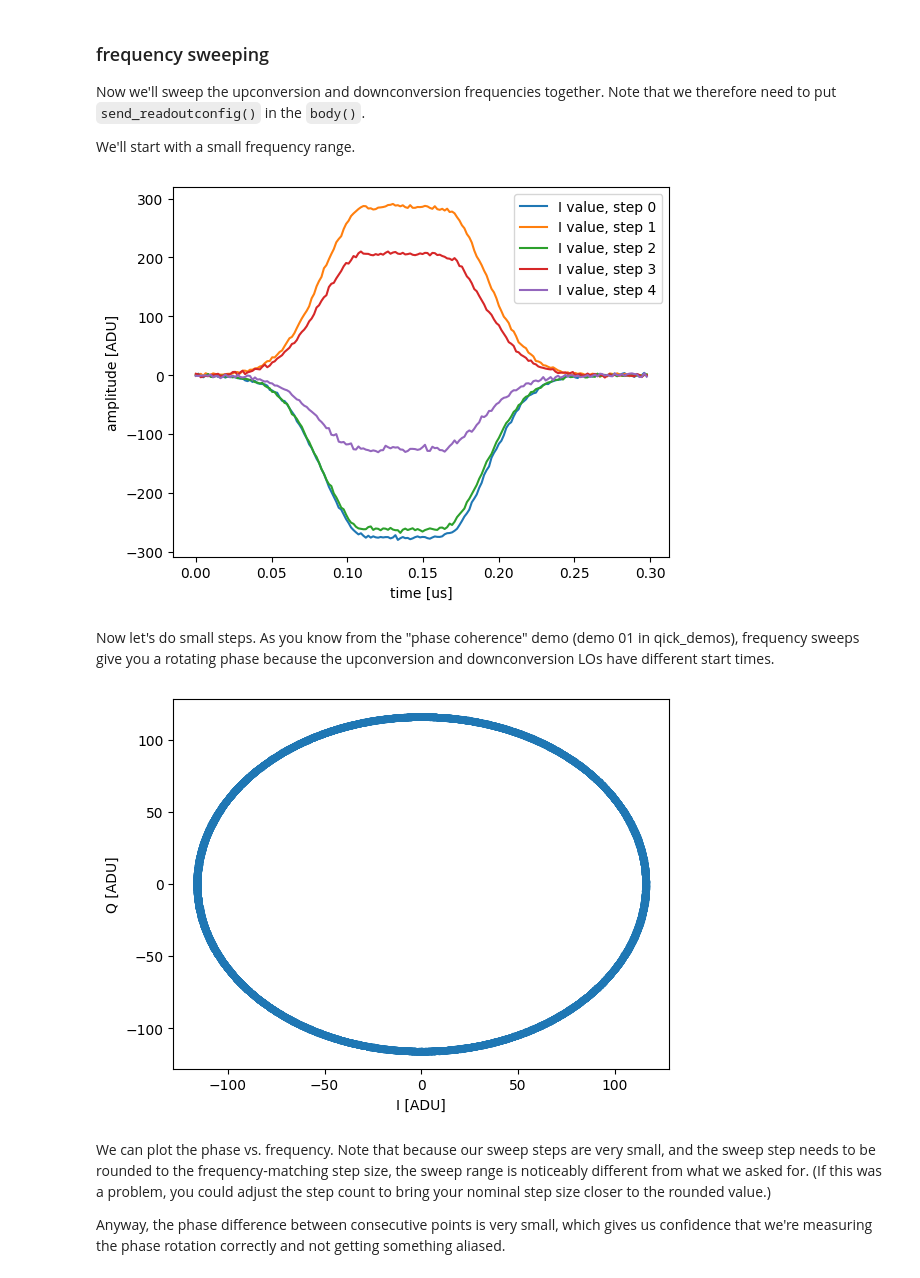
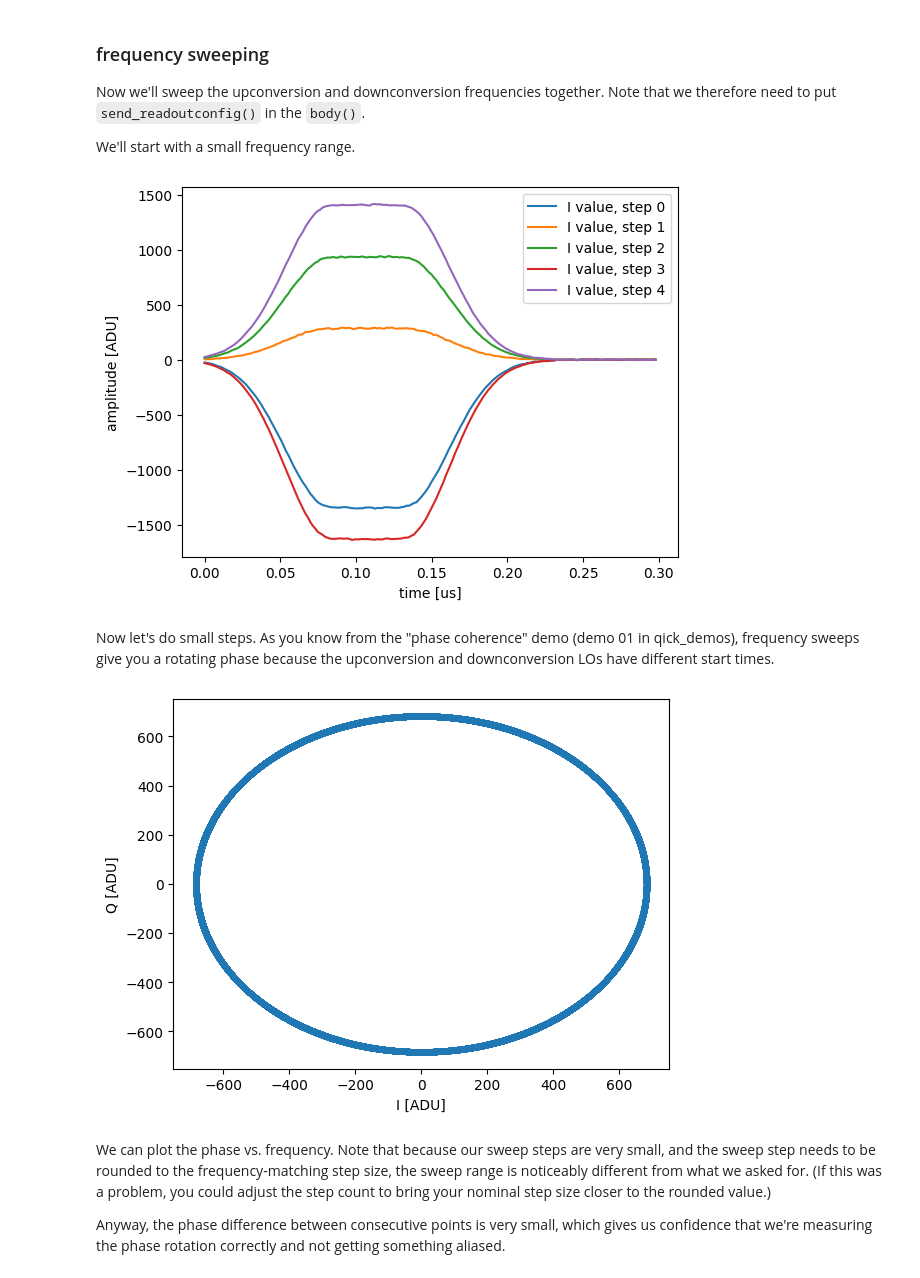
Before and after one commit to meeg/qick_demos_sho, a Jupyter notebook: tprocv2/01_gens-and-readouts.ipynb, the cells around one changed output. Saved outputs shown, nothing was run; the diff lists cells and outputs as text; code cells hidden in the pictures.

```diff
--- a/tprocv2/01_gens-and-readouts.ipynb
+++ b/tprocv2/01_gens-and-readouts.ipynb
@@ -183,7 +272,7 @@ class SimpleSweepProgram(AveragerProgramV2):
 # %%
 # do a sweep with 5 points and plot decimated
 config = {'steps': 5,
-          'gen_ch': 4,
+          'gen_ch': 2,
           'ro_ch': 0,
           'freq': 500,
           'mixer_freq': 1500,
@@ -270,8 +359,8 @@ class SimpleSweepProgram2(AveragerProgramV2):
 config = {'steps': 5,
           'gen_ch': 0,
           'ro_ch': 1,
-          'freq': 5200,
-          'nqz': 2,
+          'freq': 1500,
+          'nqz': 1,
           'trig_time': 0.35,
           'ro_len': 0.3,
           'flat_len': 0.05,
@@ -282,13 +371,13 @@ config = {'steps': 5,
 
 prog = SimpleSweepProgram2(soccfg, reps=1, final_delay=0.5, cfg=config)
 
-iq_list = prog.acquire_decimated(soc, soft_avgs=10)
+iq_list = prog.acquire_decimated(soc, soft_avgs=1)
 t = prog.get_time_axis(ro_index=0)
 
 for ii, iq in enumerate(iq_list[0]):
     plt.plot(t, iq[:,0], label="I value, step %d"%(ii))
-    # plt.plot(iq[:,1], label="Q value, step %d"%(ii))
-    # plt.plot(np.abs(iq.dot([1,1j])), label="mag, step %d"%(ii))
+    # plt.plot(t, iq[:,1], label="Q value, step %d"%(ii))
+    # plt.plot(t, np.abs(iq.dot([1,1j])), label="mag, step %d"%(ii))
 plt.legend()
 plt.ylabel("amplitude [ADU]")
 plt.xlabel("time [us]");
@@ -300,9 +389,9 @@ Now we'll sweep the upconversion and downconversion frequencies together. Note t
 
 We'll start with a small frequency range.
 # %%
-START_FREQ = 5200
+START_FREQ = 1500
 CAL_RANGE = 1
-END_FREQ = 6000
+END_FREQ = 8000
 
 class FreqSweepProgram(AveragerProgramV2):
     def initialize(self, cfg):
@@ -328,37 +417,37 @@ class FreqSweepProgram(AveragerProgramV2):
     def body(self, cfg):
         # if you delay the config by too long, you can see the readout get reconfigured in the middle of your pulse
         self.send_readoutconfig(ch=cfg['ro_ch'], name="myro", t=0)
         self.pulse(ch=cfg['gen_ch'], name="mypulse", t=0)
         self.trigger(ros=[cfg['ro_ch']], pins=[0], t=cfg['trig_time'])
 
 # do a sweep with 5 points and plot decimated
 config = {'steps': 5,
           'gen_ch': 0,
           'ro_ch': 1,
           'freq': QickSweep1D("myloop", START_FREQ, START_FREQ+CAL_RANGE),
-          'nqz': 2,
+          'nqz': 1,
           'trig_time': 0.35,
           'ro_len': 0.3,
           'flat_len': 0.05,
           'ramp_len': 0.2,
           'phase': 0,
           'gain': 1.0
          }
 
 prog = FreqSweepProgram(soccfg, reps=1, final_delay=0.5, cfg=config)
 
 iq_list = prog.acquire_decimated(soc, soft_avgs=10)
 t = prog.get_time_axis(ro_index=0)
 
 for ii, iq in enumerate(iq_list[0]):
     plt.plot(t, iq[:,0], label="I value, step %d"%(ii))
-    # plt.plot(iq[:,1], label="Q value, step %d"%(ii))
-    # plt.plot(np.abs(iq.dot([1,1j])), label="mag, step %d"%(ii))
+    # plt.plot(t, iq[:,1], label="Q value, step %d"%(ii))
+    # plt.plot(t, np.abs(iq.dot([1,1j])), label="mag, step %d"%(ii))
 plt.legend()
 plt.ylabel("amplitude [ADU]")
 plt.xlabel("time [us]");
 # %% [output]
-[figure, old version]
+[figure, new version]
 # %% [markdown]
 Now let's do small steps. As you know from the "phase coherence" demo (demo 01 in qick_demos), frequency sweeps give you a rotating phase because the upconversion and downconversion LOs have different start times.
 # %%
@@ -372,7 +461,7 @@ plt.plot(iq_list[0][0,:,0], iq_list[0][0,:,1], '.')
 plt.ylabel("Q [ADU]")
 plt.xlabel("I [ADU]");
 # %% [output]
-[figure, old version]
+[figure, new version]
 # %% [markdown]
 We can plot the phase vs. frequency. Note that because our sweep steps are very small, and the sweep step needs to be rounded to the frequency-matching step size, the sweep range is noticeably different from what we asked for. (If this was a problem, you could adjust the step count to bring your nominal step size closer to the rounded value.)
 
```
Also changed, not shown: parts of 20 cells of this notebook, 2 other files.
